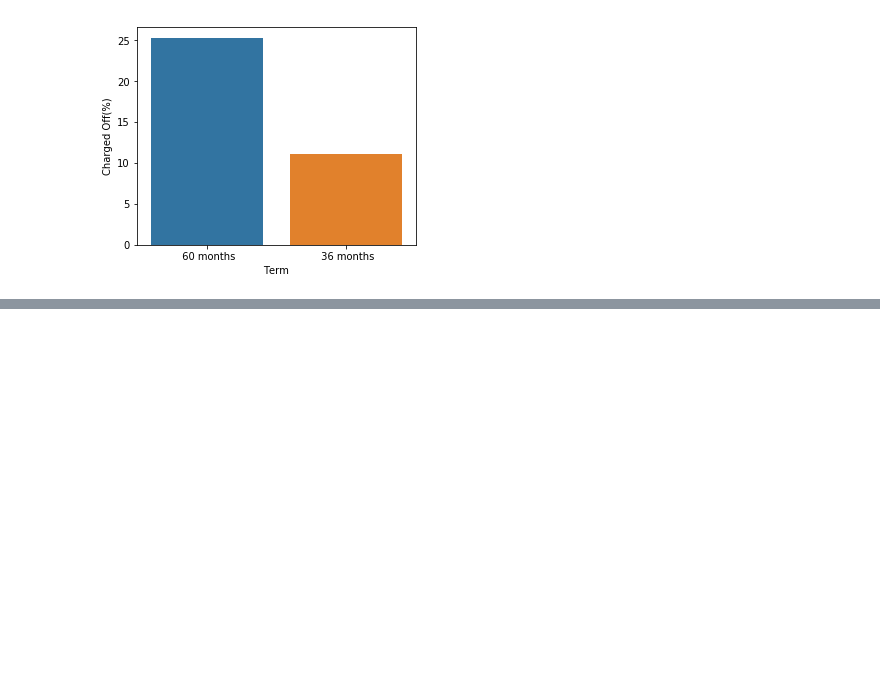
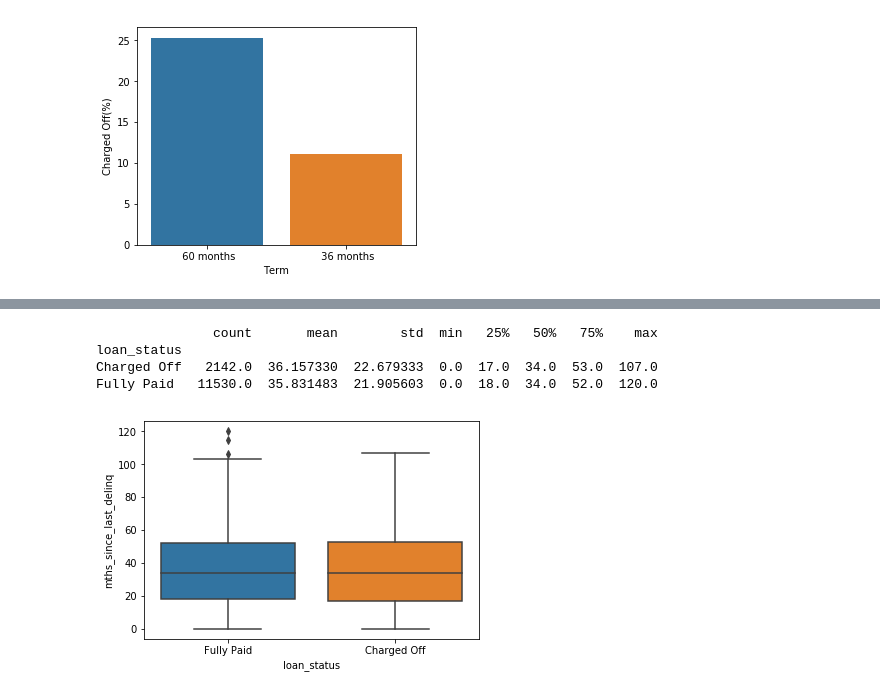
Before and after one commit to brijesh1100/P2-Gramener-Case-Study, a Jupyter notebook: Module 7 EDA Project-nilanjan.ipynb, the cells around one changed output, grey strips where cells are left out. Drawn from its saved outputs; the diff is of its cells as text; code cells hidden in the pictures; blank space fills up the shorter version.

```diff
--- a/Module 7 EDA Project-nilanjan.ipynb
+++ b/Module 7 EDA Project-nilanjan.ipynb
@@ -644,0 +653,11 @@ plt.show()
+# %%
+print(loans_df_fstatus.groupby('loan_status')['mths_since_last_delinq'].describe())
+
+sns.boxplot(x='loan_status', y='mths_since_last_delinq', data=loans_df_fstatus)
+plt.show()
+# %% [output]
+               count       mean        std  min   25%   50%   75%    max
+loan_status
+Charged Off   2142.0  36.157330  22.679333  0.0  17.0  34.0  53.0  107.0
+Fully Paid   11530.0  35.831483  21.905603  0.0  18.0  34.0  52.0  120.0
+[figure, added]
```
Also changed, not shown: parts of 14 cells of this notebook.
